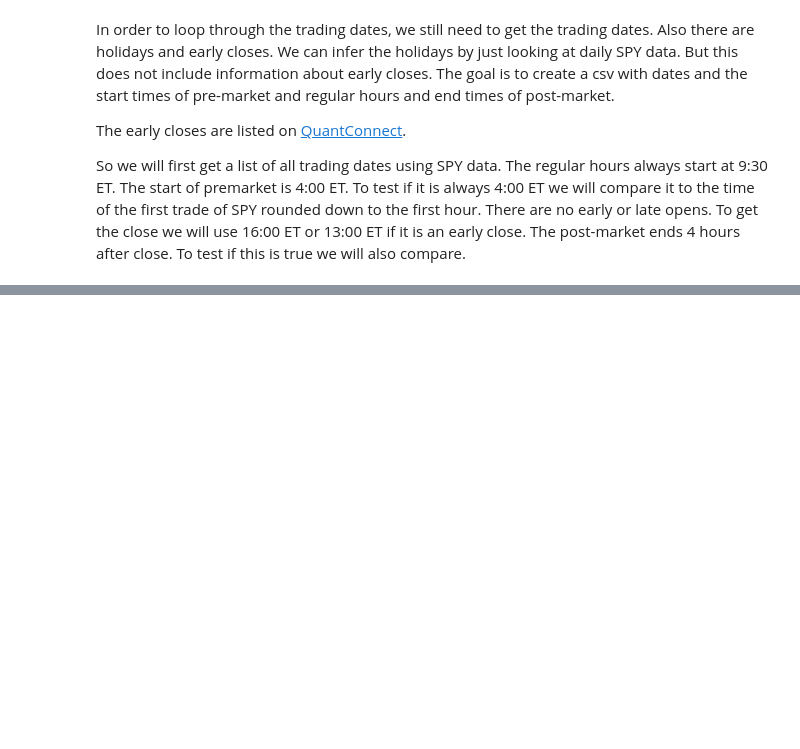
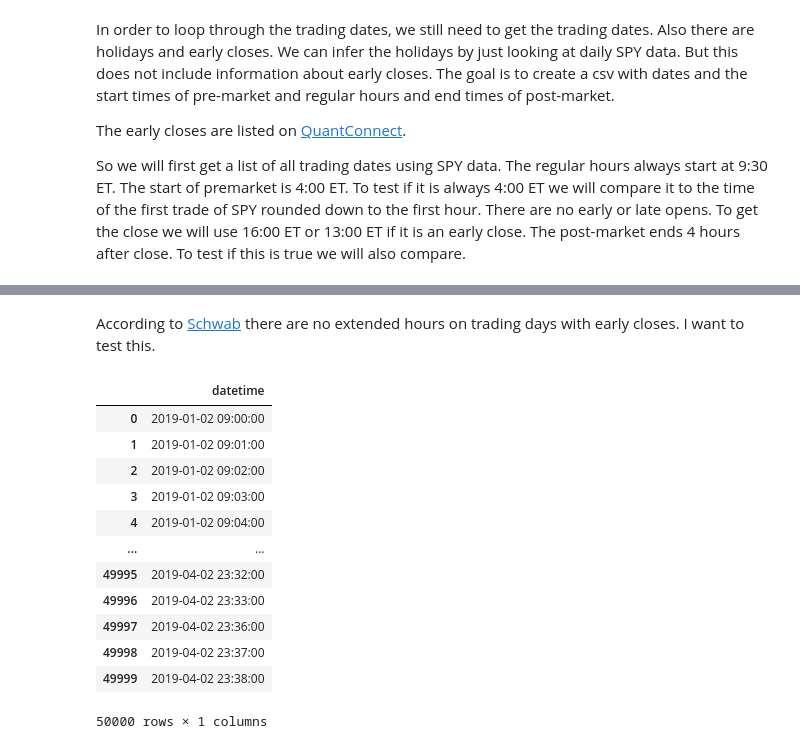
Before and after one commit to shinathan/QSExtended, a Jupyter notebook: data_import/polygon/download.ipynb, the cells around one changed output, grey strips where cells are left out. Drawn from its saved outputs; the diff is of its cells as text; code cells hidden in the pictures; blank space fills up the shorter version.

Commit message:
Worked on getting 1-minute SPY data, not completed

```diff
--- a/data_import/polygon/download.ipynb
+++ b/data_import/polygon/download.ipynb
@@ -439,0 +441,38 @@ trading_hours
+# %% [markdown]
+According to [Schwab](https://www.schwab.com/public/schwab/nn/qq/about_extended_hours_trading.html) there are no extended hours on trading days with early closes. I want to test this.
+# %%
+# Download 1 minute data
+def datetime_to_unix(year=None, month=None, date=None, dt=None):
+    """
+    Converts a ET datetime to the corresponding Unix msec stamp.
+    The input can either be year/month/date or a datetime object.
+    """
+    if all(isinstance(ymd, int) for ymd in (year, month, date)):
+        # Convert y/m/d to unix
+        pass
+    elif isinstance(dt, datetime):
+        # Convert datetime to unix
+        pass
+    else:
+        raise Exception("No year/month/date or datetime object specified.")
+
+
+SPY_m1 = pd.DataFrame(client.get_aggs(ticker = "SPY", multiplier = 1, timespan = "minute", from_ = int(datetime(2019, 1, 1, hour=4).timestamp()*1000), to = int(datetime(2023, 8, 18, hour=20).timestamp()*1000), limit=50000))
+SPY_m1["timestamp"] = pd.to_datetime(SPY_m1["timestamp"], unit="ms")
+SPY_m1.rename(columns = {"timestamp": "datetime"}, inplace=True)
+SPY_m1 = SPY_m1[["datetime"]]
+SPY_m1
+# %% [output]
+|  | datetime |
+| 0 | 2019-01-02 09:00:00 |
+| 1 | 2019-01-02 09:01:00 |
+| 2 | 2019-01-02 09:02:00 |
+| 3 | 2019-01-02 09:03:00 |
+| 4 | 2019-01-02 09:04:00 |
+| ... | ... |
+| 49995 | 2019-04-02 23:32:00 |
+| 49996 | 2019-04-02 23:33:00 |
+| 49997 | 2019-04-02 23:36:00 |
+| 49998 | 2019-04-02 23:37:00 |
+| 49999 | 2019-04-02 23:38:00 |
+50000 rows × 1 columns
```
Also changed, not shown: parts of 6 cells of this notebook.
